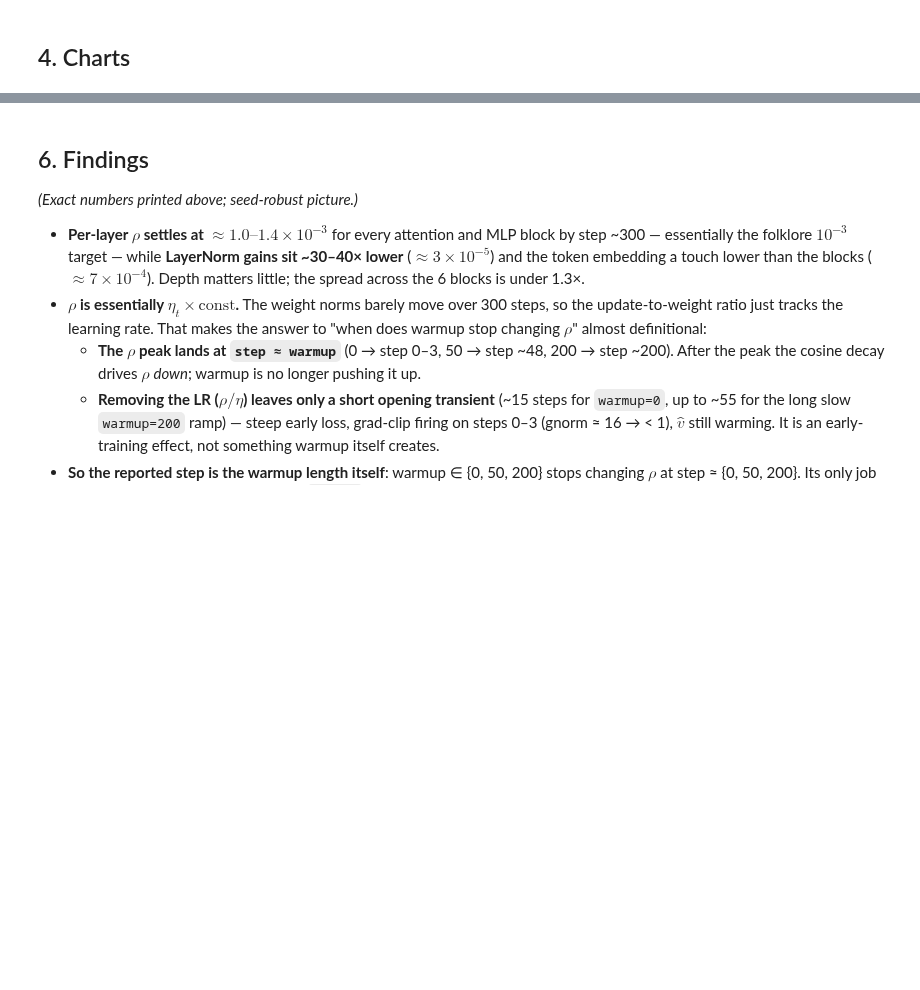
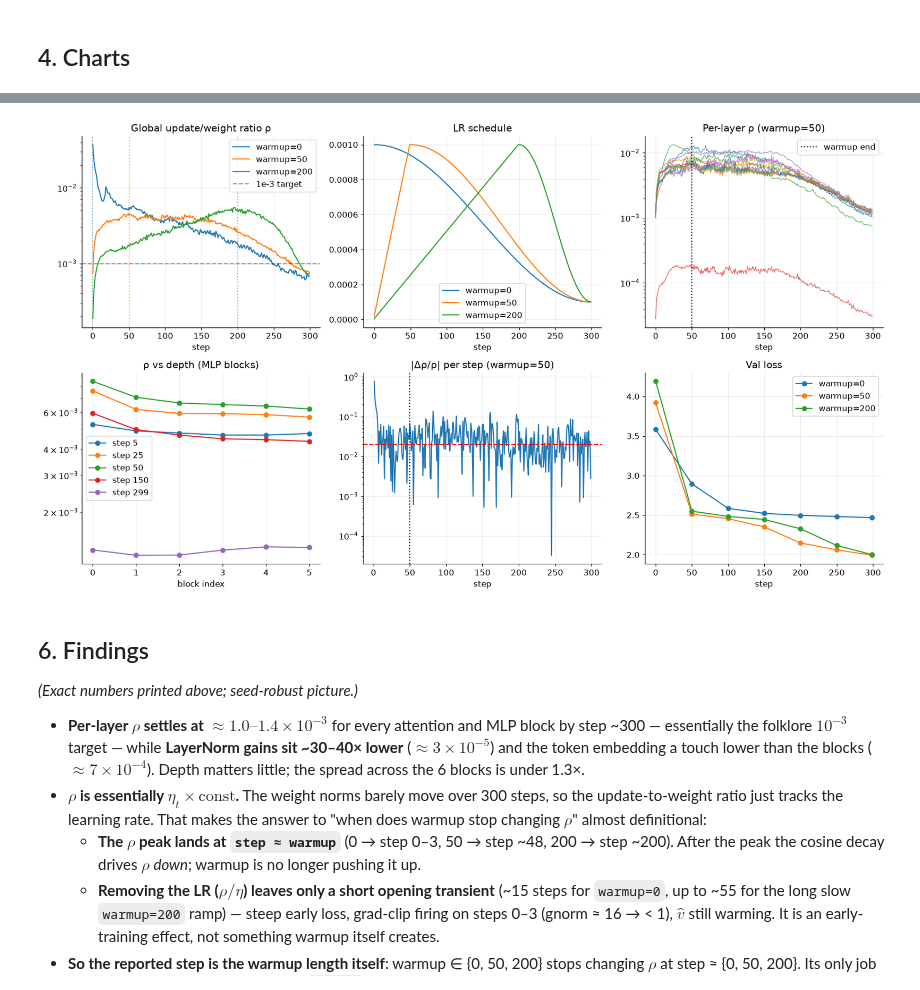
Before and after one commit to RaviNaik/ERA, a Jupyter notebook: v5/session11/optimizer_experiments/notebooks/03_update_weight_ratio_warmup.ipynb, the cells around one changed output, grey strips where cells are left out. Saved outputs shown, nothing was run; the diff lists cells and outputs as text; code cells hidden in the pictures; blank space fills up the shorter version.

```diff
--- a/v5/session11/optimizer_experiments/notebooks/03_update_weight_ratio_warmup.ipynb
+++ b/v5/session11/optimizer_experiments/notebooks/03_update_weight_ratio_warmup.ipynb
@@ -52,10 +63,19 @@ RUNS = {}
 for wu in [0, 50, 200]:
     print(f"\n=== warmup = {wu} ===")
     cfg = TrainConfig(
-        total_steps=300, warmup=wu, schedule="cosine",
-        base_lr=1e-3, beta2=0.99, weight_decay=0.1, grad_clip=1.0,
-        batch_size=32, eval_interval=50, eval_iters=40,
-        ratio_log_interval=1, label=f"warmup{wu}", device=DEVICE,
+        total_steps=300,
+        warmup=wu,
+        schedule="cosine",
+        base_lr=1e-3,
+        beta2=0.99,
+        weight_decay=0.1,
+        grad_clip=1.0,
+        batch_size=32,
+        eval_interval=50,
+        eval_iters=40,
+        ratio_log_interval=1,
+        label=f"warmup{wu}",
+        device=DEVICE,
     )
     RUNS[wu] = train(data, cfg, aim_repo=AIM_REPO, experiment="task3_warmup")
 print("\ndone.")
@@ -114,48 +191,65 @@ print("\n- argmax(ρ) == the warmup length (0, ~50, ~200): that is the step at w
 fig, ax = plt.subplots(2, 3, figsize=(16, 9))
 
 # (a) global rho vs step, all three warmups
-for wu, c in zip([0,50,200], ["C0","C1","C2"]):
+for wu, c in zip([0, 50, 200], ["C0", "C1", "C2"]):
     h = RUNS[wu]
-    ax[0,0].plot(h["ratio_step"], h["ratio_global"], color=c, label=f"warmup={wu}")
-    ax[0,0].axvline(wu, color=c, ls=":", alpha=0.5)
-ax[0,0].set_yscale("log"); ax[0,0].set_title("Global update/weight ratio ρ")
-ax[0,0].set_xlabel("step"); ax[0,0].axhline(1e-3, color="k", ls="--", alpha=0.4, label="1e-3 target")
-ax[0,0].legend()
+    ax[0, 0].plot(h["ratio_step"], h["ratio_global"], color=c, label=f"warmup={wu}")
+    ax[0, 0].axvline(wu, color=c, ls=":", alpha=0.5)
+ax[0, 0].set_yscale("log")
+ax[0, 0].set_title("Global update/weight ratio ρ")
+ax[0, 0].set_xlabel("step")
+ax[0, 0].axhline(1e-3, color="k", ls="--", alpha=0.4, label="1e-3 target")
+ax[0, 0].legend()
 
 # (b) LR schedule for reference
-for wu, c in zip([0,50,200], ["C0","C1","C2"]):
-    ax[0,1].plot(RUNS[wu]["step"], RUNS[wu]["lr"], color=c, label=f"warmup={wu}")
-ax[0,1].set_title("LR schedule"); ax[0,1].set_xlabel("step"); ax[0,1].legend()
+for wu, c in zip([0, 50, 200], ["C0", "C1", "C2"]):
+    ax[0, 1].plot(RUNS[wu]["step"], RUNS[wu]["lr"], color=c, label=f"warmup={wu}")
+ax[0, 1].set_title("LR schedule")
+ax[0, 1].set_xlabel("step")
+ax[0, 1].legend()
 
 # (c) per-layer rho for warmup=50
 h = RUNS[50]
 for b in sorted(h["ratio_by_layer"]):
-    ax[0,2].plot(h["ratio_step"], h["ratio_by_layer"][b], alpha=0.7, lw=1)
-ax[0,2].axvline(50, color="k", ls=":", label="warmup end")
-ax[0,2].set_yscale("log"); ax[0,2].set_title("Per-layer ρ (warmup=50)")
-ax[0,2].set_xlabel("step"); ax[0,2].legend()
+    ax[0, 2].plot(h["ratio_step"], h["ratio_by_layer"][b], alpha=0.7, lw=1)
+ax[0, 2].axvline(50, color="k", ls=":", label="warmup end")
+ax[0, 2].set_yscale("log")
+ax[0, 2].set_title("Per-layer ρ (warmup=50)")
+ax[0, 2].set_xlabel("step")
+ax[0, 2].legend()
 
 # (d) ρ by depth at a few steps (warmup=50)
 blocks = [f"L{i}.mlp" for i in range(6)]
 for st in [5, 25, 50, 150, 299]:
-    ax[1,0].plot(range(6), [h["ratio_by_layer"][b][st] for b in blocks], "o-", label=f"step {st}")
-ax[1,0].set_yscale("log"); ax[1,0].set_title("ρ vs depth (MLP blocks)")
-ax[1,0].set_xlabel("block index"); ax[1,0].legend()
+    ax[1, 0].plot(
+        range(6), [h["ratio_by_layer"][b][st] for b in blocks], "o-", label=f"step {st}"
+    )
+ax[1, 0].set_yscale("log")
+ax[1, 0].set_title("ρ vs depth (MLP blocks)")
+ax[1, 0].set_xlabel("block index")
+ax[1, 0].legend()
 
 # (e) Δρ/ρ per step (warmup=50, global)
 g = np.array(h["ratio_global"])
 rel = np.abs(np.diff(g)) / (np.abs(g[:-1]) + 1e-12)
-ax[1,1].plot(h["ratio_step"][1:], rel)
-ax[1,1].axvline(50, color="k", ls=":"); ax[1,1].axhline(0.02, color="r", ls="--")
-ax[1,1].set_yscale("log"); ax[1,1].set_title("|Δρ/ρ| per step (warmup=50)")
-ax[1,1].set_xlabel("step")
+ax[1, 1].plot(h["ratio_step"][1:], rel)
+ax[1, 1].axvline(50, color="k", ls=":")
+ax[1, 1].axhline(0.02, color="r", ls="--")
+ax[1, 1].set_yscale("log")
+ax[1, 1].set_title("|Δρ/ρ| per step (warmup=50)")
+ax[1, 1].set_xlabel("step")
 
 # (f) loss curves
-for wu, c in zip([0,50,200], ["C0","C1","C2"]):
+for wu, c in zip([0, 50, 200], ["C0", "C1", "C2"]):
     h2 = RUNS[wu]
-    ax[1,2].plot(h2["eval_step"], h2["val_loss"], color=c, marker="o", label=f"warmup={wu}")
-ax[1,2].set_title("Val loss"); ax[1,2].set_xlabel("step"); ax[1,2].legend()
+    ax[1, 2].plot(
+        h2["eval_step"], h2["val_loss"], color=c, marker="o", label=f"warmup={wu}"
+    )
+ax[1, 2].set_title("Val loss")
+ax[1, 2].set_xlabel("step")
+ax[1, 2].legend()
 
 plt.tight_layout()
 savefig(fig, "t3_update_weight_ratio.png")
 plt.show()
+# %% [output]
@@ -162,3 +257,4 @@ plt.show()
+[figure, added]
 # %% [markdown]
 ## 6. Findings
 
```
Also changed, not shown: parts of 5 cells of this notebook, 9 other files.
